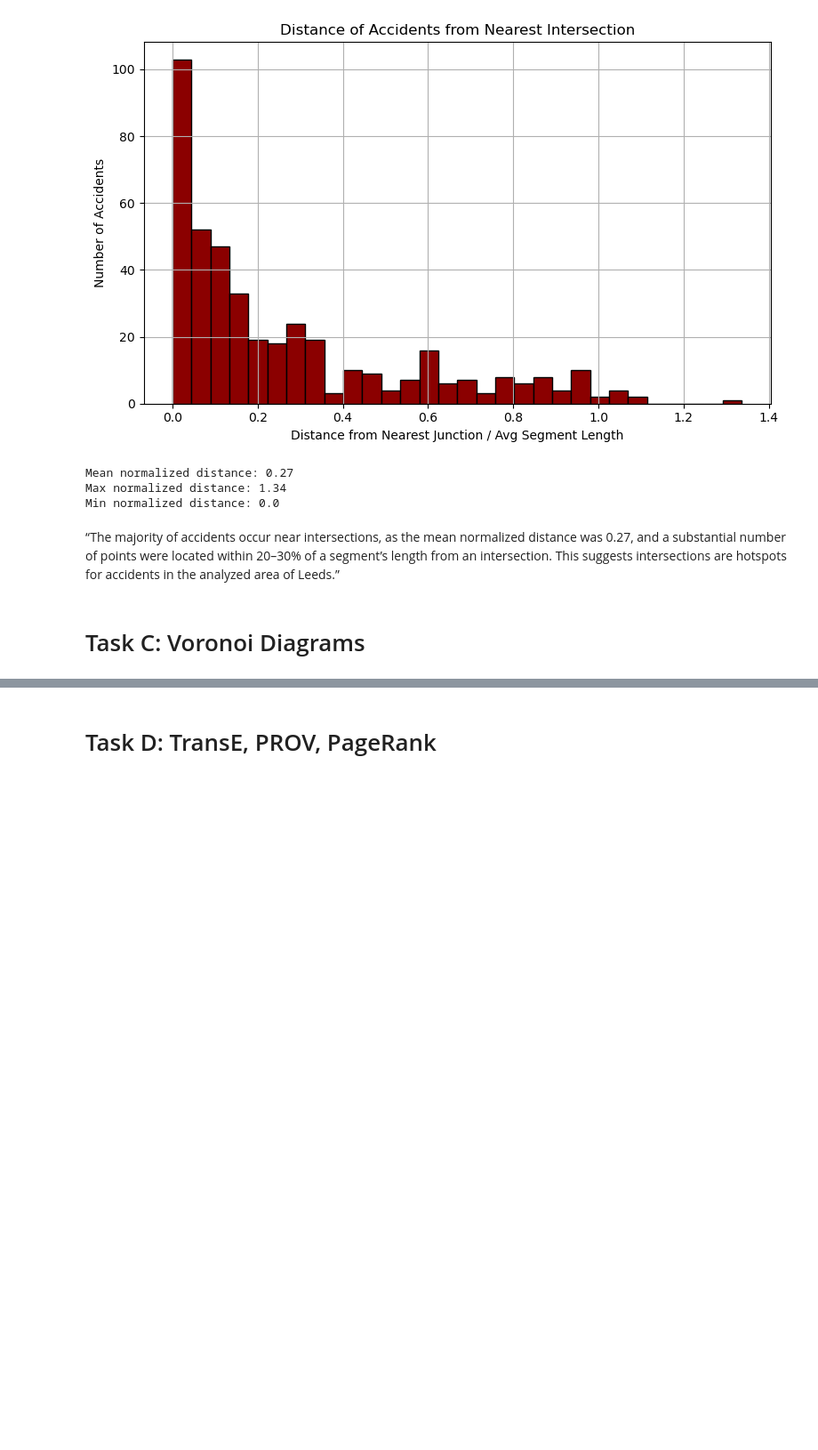
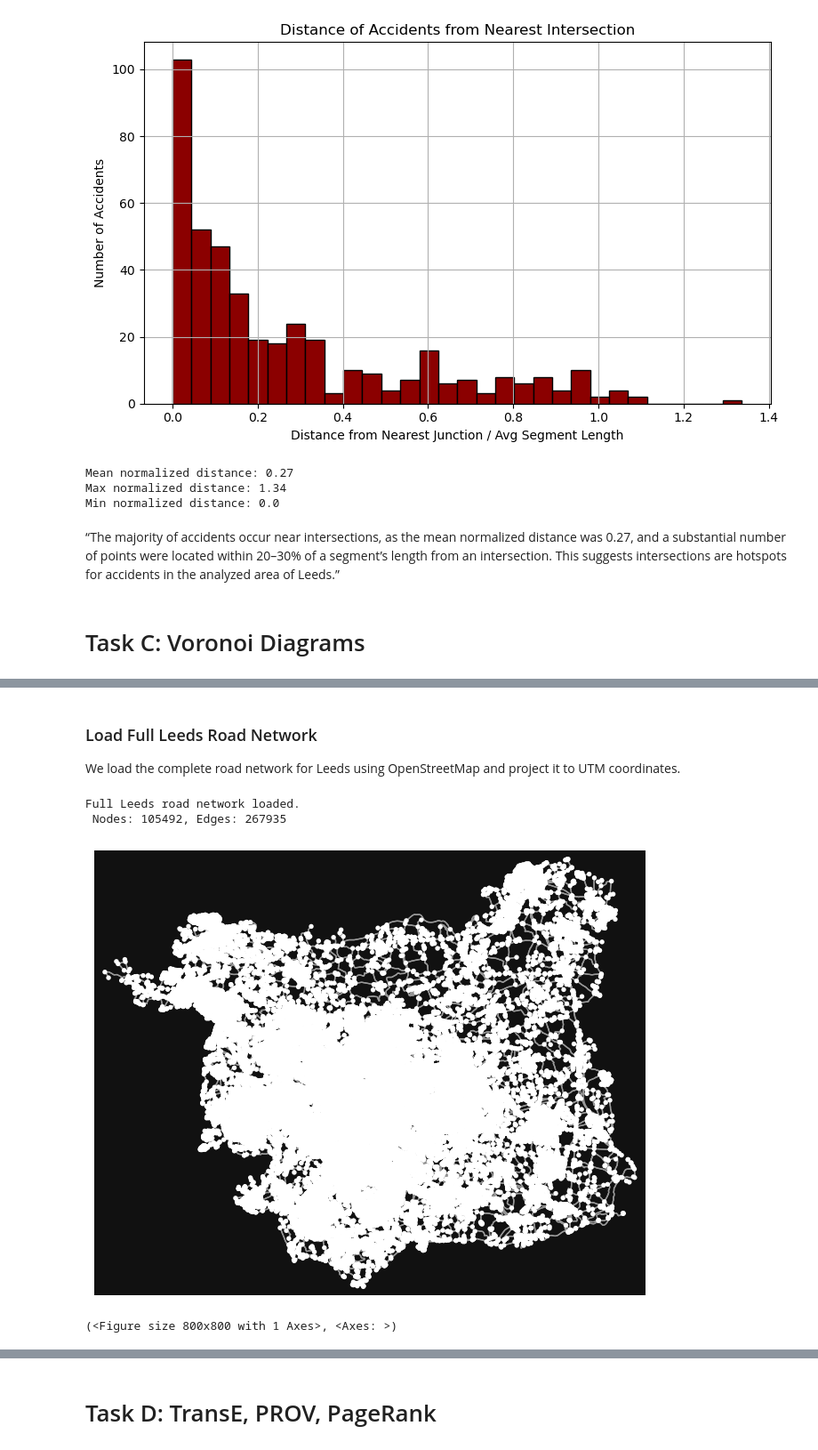
Before and after one commit to ammararfan2-lab/7CUSMNDA-2025-Coursework, a Jupyter notebook: notebooks/Part2.ipynb, the cells around one changed output, grey strips where cells are left out. Shown at 89% size. Drawn from its saved outputs; the diff is of its cells as text; code cells hidden in the pictures; blank space fills up the shorter version.

Commit message:
implementing task C - voronoi diagrams

```diff
--- a/notebooks/Part2.ipynb
+++ b/notebooks/Part2.ipynb
@@ -471,0 +489,28 @@ Min normalized distance: 0.0
+# %% [markdown]
+### Load Full Leeds Road Network
+
+We load the complete road network for Leeds using OpenStreetMap and project it to UTM coordinates.
+# %%
+def load_leeds_network(query="Leeds, United Kingdom", network_type="all"):
+    # Load drivable road network from OpenStreetMap
+    G = ox.graph_from_place(query, network_type=network_type, simplify=True)
+
+    # Project to UTM for accurate spatial analysis
+    G_proj = ox.project_graph(G)
+
+    # Print summary
+    print("Full Leeds road network loaded.")
+    print(f" Nodes: {len(G_proj.nodes)}, Edges: {len(G_proj.edges)}")
+
+    return G_proj
+
+# Load and project the full Leeds graph
+leeds_graph_proj = load_leeds_network()
+# %% [output]
+Full Leeds road network loaded.
+ Nodes: 105492, Edges: 267935
+# %%
+ox.plot_graph(leeds_graph_proj)
+# %% [output]
+[figure, added]
+(<Figure size 800x800 with 1 Axes>, <Axes: >)
```
Also changed, not shown: parts of 16 cells of this notebook.
